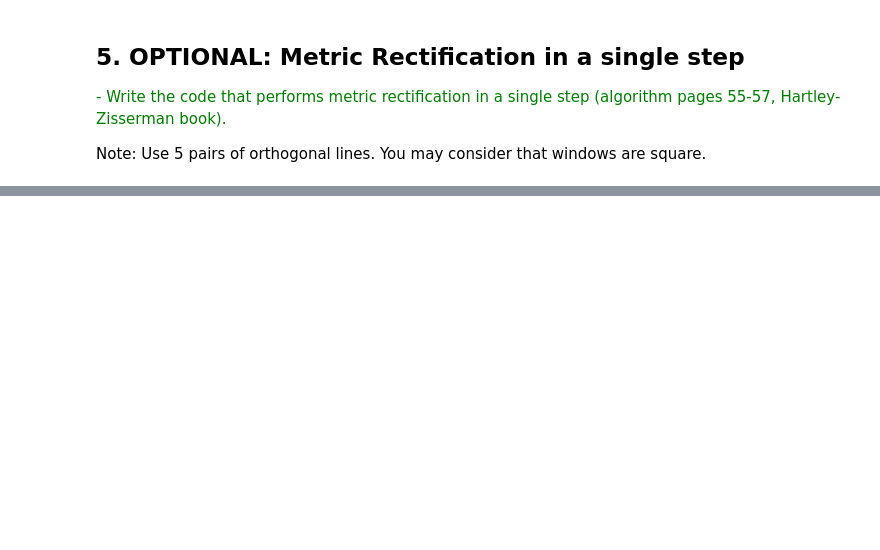
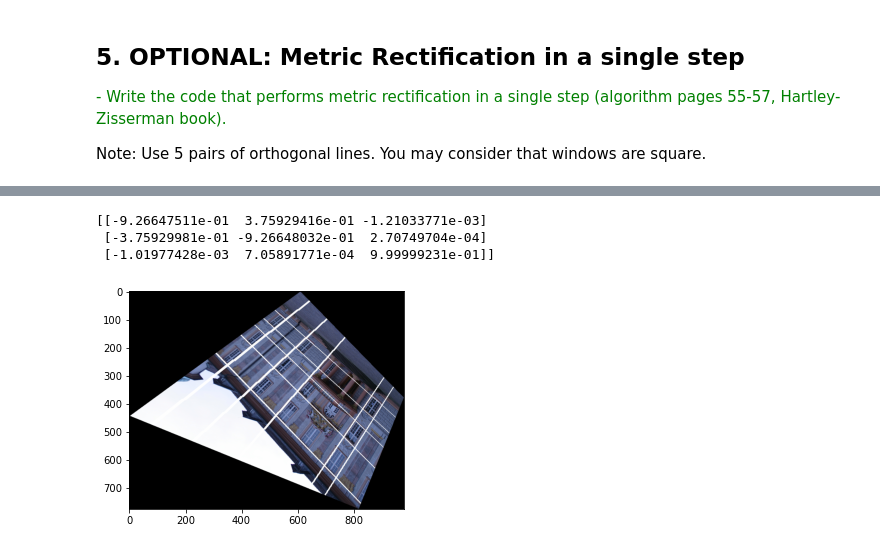
Before and after one commit to brugues/MCV-M4, a Jupyter notebook: lab1/lab1.ipynb, the cells around one changed output, grey strips where cells are left out. Drawn from its saved outputs; the diff is of its cells as text; code cells hidden in the pictures; blank space fills up the shorter version.

```diff
--- a/lab1/lab1.ipynb
+++ b/lab1/lab1.ipynb
@@ -561,0 +605,45 @@ Note: Use 5 pairs of orthogonal lines. You may consider that windows are square.
+# %%
+def get_equation(l, m):
+    eq = np.array([l[0]*m[0],(l[0]*m[1]+l[1]*m[0])/2,l[1]*m[1],(l[0]*m[2]+l[2]*m[0])/2,(l[1]*m[2]+l[2]*m[1])/2,l[2]*m[2]])
+    return eq
+
+eq1 = get_equation(l1, m1)
+eq2 = get_equation(l2, m2)
+eq3 = get_equation(l3, m3)
+eq4 = get_equation(l4, m4)
+eq5 = get_equation(l5, m5)
+
+eq_mat_A = np.array([[eq1[0], eq1[1], eq1[2], eq1[3], eq1[4]],
+                     [eq2[0], eq2[1], eq2[2], eq2[3], eq2[4]],
+                     [eq3[0], eq3[1], eq3[2], eq3[3], eq3[4]],
+                     [eq4[0], eq4[1], eq4[2], eq4[3], eq4[4]],
+                     [eq5[0], eq5[1], eq5[2], eq5[3], eq5[4]]])
+
+eq_mat_B = np.array([-eq1[5],-eq2[5],-eq3[5],-eq4[5],-eq5[5]])
+
+solve = LA.inv(eq_mat_A).dot(eq_mat_B)
+
+a = solve[0]
+b = solve[1]
+c = solve[2]
+d = solve[3]
+e = solve[4]
+f = 1
+
+M = np.array([[a, b/2, d/2],
+              [b/2, c, e/2],
+              [d/2, e/2, f]])
+
+Hs,Omega,Ht = LA.svd(M)
+
+print(Hs)
+
+new_I = apply_H(np.array(I), Hs)
+new_I= Image.fromarray(new_I.astype(np.uint8))
+
+plot_img(new_I)
+# %% [output]
+[[-9.26647511e-01  3.75929416e-01 -1.21033771e-03]
+ [-3.75929981e-01 -9.26648032e-01  2.70749704e-04]
+ [-1.01977428e-03  7.05891771e-04  9.99999231e-01]]
+[figure, added]
```
Also changed, not shown: parts of 8 cells of this notebook.
